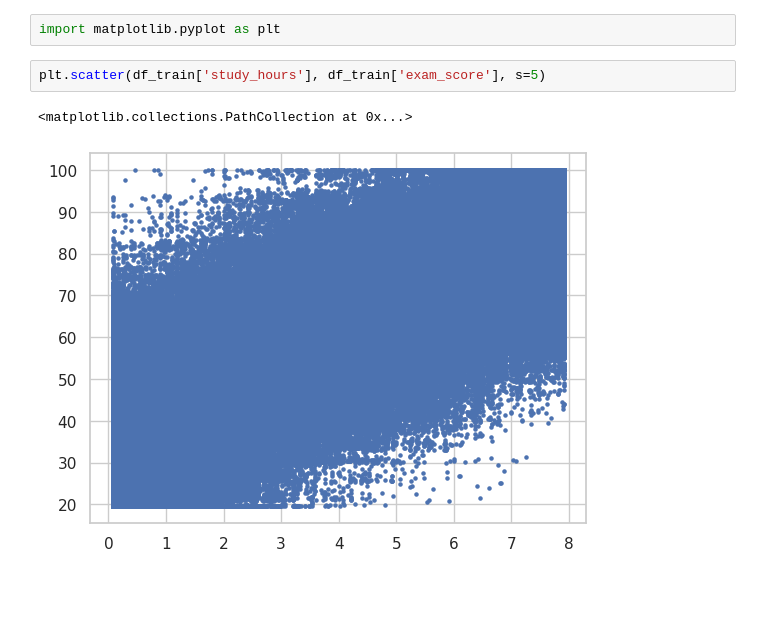
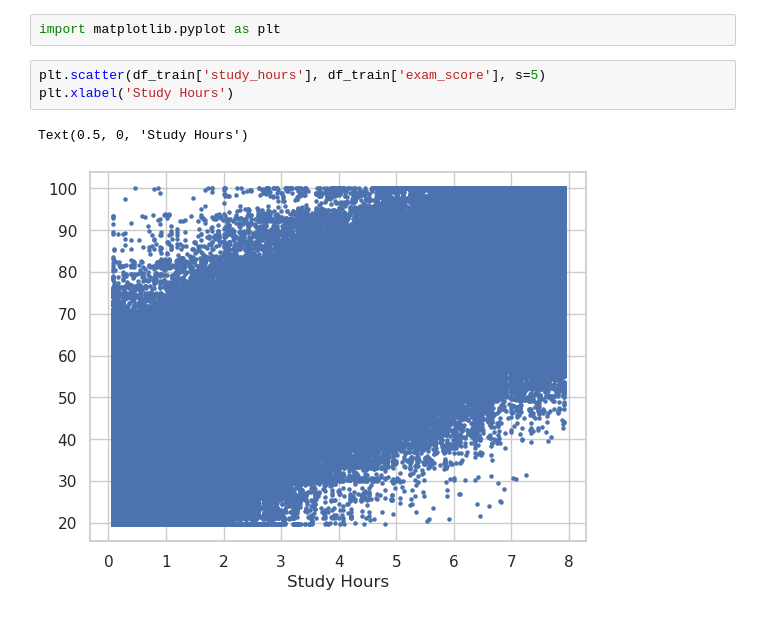
Before and after one commit to dkworks108/Predicting-Student-Test-Scores, a Jupyter notebook: notebook.ipynb, the cells around one changed output. Cells and saved outputs as stored; diff of their text form; blank space fills up the shorter version.

```diff
--- a/notebook.ipynb
+++ b/notebook.ipynb
@@ -112,6 +112,7 @@ df_train.head()
 import matplotlib.pyplot as plt
 # %%
 plt.scatter(df_train['study_hours'], df_train['exam_score'], s=5)
+plt.xlabel('Study Hours')
 # %% [output]
-<matplotlib.collections.PathCollection at 0x...>
+Text(0.5, 0, 'Study Hours')
-[figure, old version]
+[figure, new version]
```
